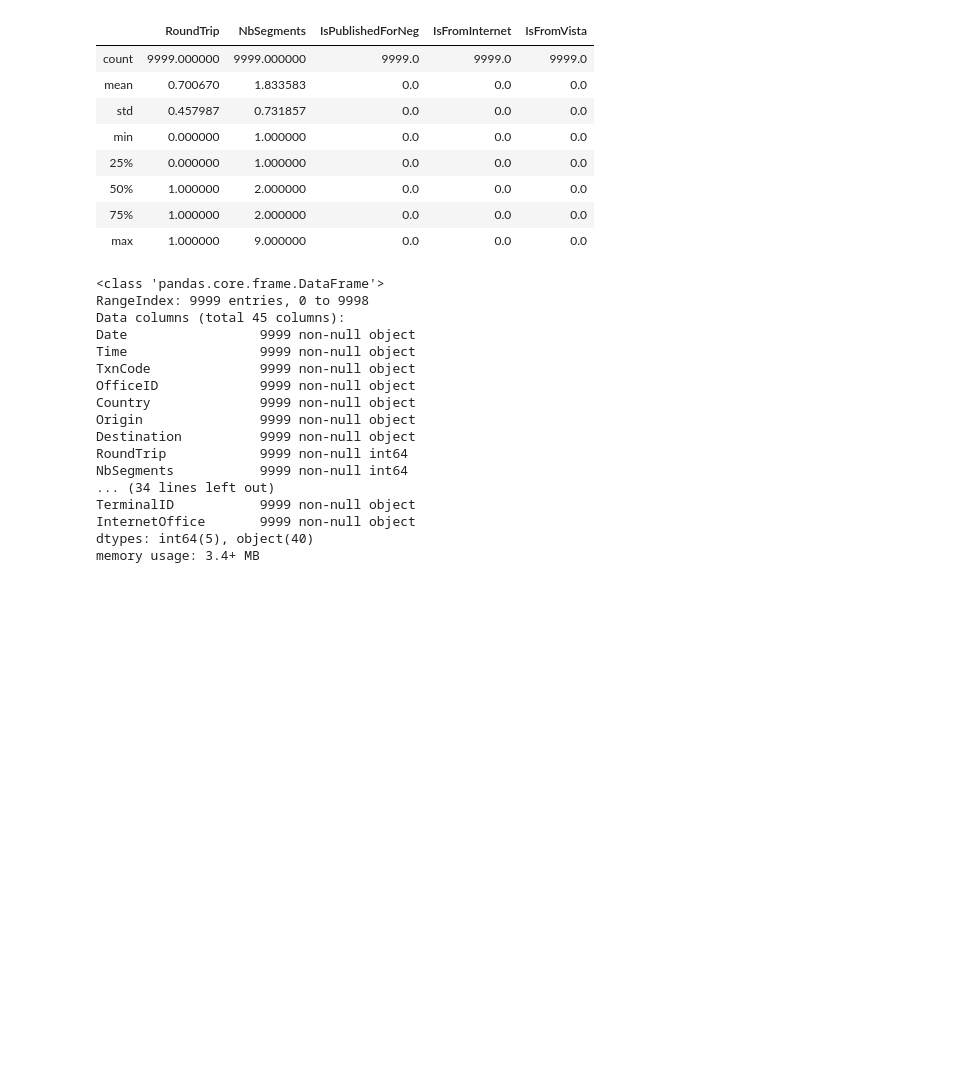
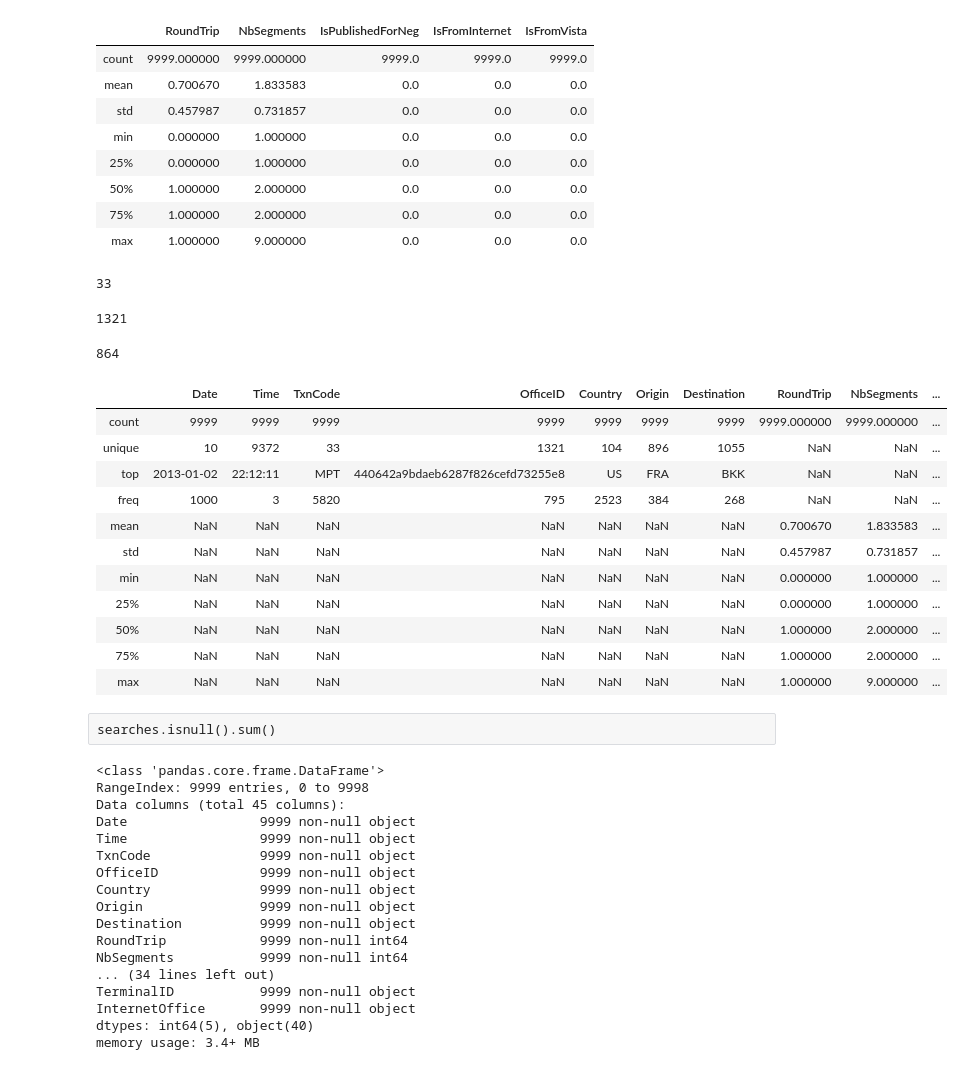
Before and after one commit to etajadura/amadeus_challenge, a Jupyter notebook: exercise3.ipynb, the cells around one changed output. Saved outputs shown, nothing was run; the diff lists cells and outputs as text; code cells hidden in the pictures; blank space fills up the shorter version.

```diff
--- a/exercise3.ipynb
+++ b/exercise3.ipynb
@@ -91,6 +112,38 @@ searches.describe()
 | 50% | 1.000000 | 2.000000 | 0.0 | 0.0 | 0.0 |
 | 75% | 1.000000 | 2.000000 | 0.0 | 0.0 | 0.0 |
 | max | 1.000000 | 9.000000 | 0.0 | 0.0 | 0.0 |
+# %%
+#vemos cuanto elementos diferentes hay
+searches.TxnCode.nunique()
+# %% [output]
+33
+# %%
+searches.OfficeID.nunique()
+# %% [output]
+1321
+# %%
+searches.TerminalID.nunique()
+# %% [output]
+864
+# %%
+#Cuantos valores unicos hay en cada uno de las columnas ponemos el describe para que muestre toodo
+#y miramos el campo unique
+searches.describe(include='all')
+# %% [output]
+|  | Date | Time | TxnCode | OfficeID | Country | Origin | Destination | RoundTrip | NbSegments | ... |
+| count | 9999 | 9999 | 9999 | 9999 | 9999 | 9999 | 9999 | 9999.000000 | 9999.000000 | ... |
+| unique | 10 | 9372 | 33 | 1321 | 104 | 896 | 1055 | NaN | NaN | ... |
+| top | 2013-01-02 | 22:12:11 | MPT | 440642a9bdaeb6287f826cefd73255e8 | US | FRA | BKK | NaN | NaN | ... |
+| freq | 1000 | 3 | 5820 | 795 | 2523 | 384 | 268 | NaN | NaN | ... |
+| mean | NaN | NaN | NaN | NaN | NaN | NaN | NaN | 0.700670 | 1.833583 | ... |
+| std | NaN | NaN | NaN | NaN | NaN | NaN | NaN | 0.457987 | 0.731857 | ... |
+| min | NaN | NaN | NaN | NaN | NaN | NaN | NaN | 0.000000 | 1.000000 | ... |
+| 25% | NaN | NaN | NaN | NaN | NaN | NaN | NaN | 0.000000 | 1.000000 | ... |
+| 50% | NaN | NaN | NaN | NaN | NaN | NaN | NaN | 1.000000 | 2.000000 | ... |
+| 75% | NaN | NaN | NaN | NaN | NaN | NaN | NaN | 1.000000 | 2.000000 | ... |
+| max | NaN | NaN | NaN | NaN | NaN | NaN | NaN | 1.000000 | 9.000000 | ... |
+# %% [raw]
+searches.isnull().sum()
 # %%
 #para ver si tenemos nulls
 searches.info()
```
Also changed, not shown: parts of 28 cells of this notebook, 1 other file.
